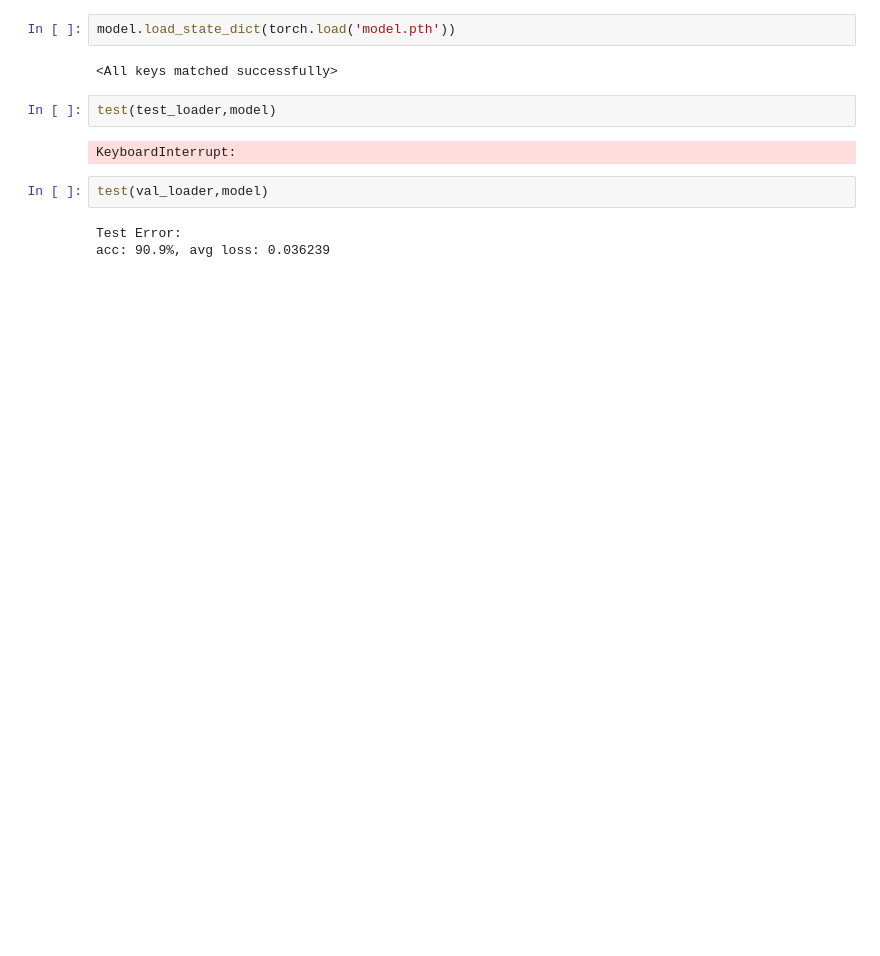
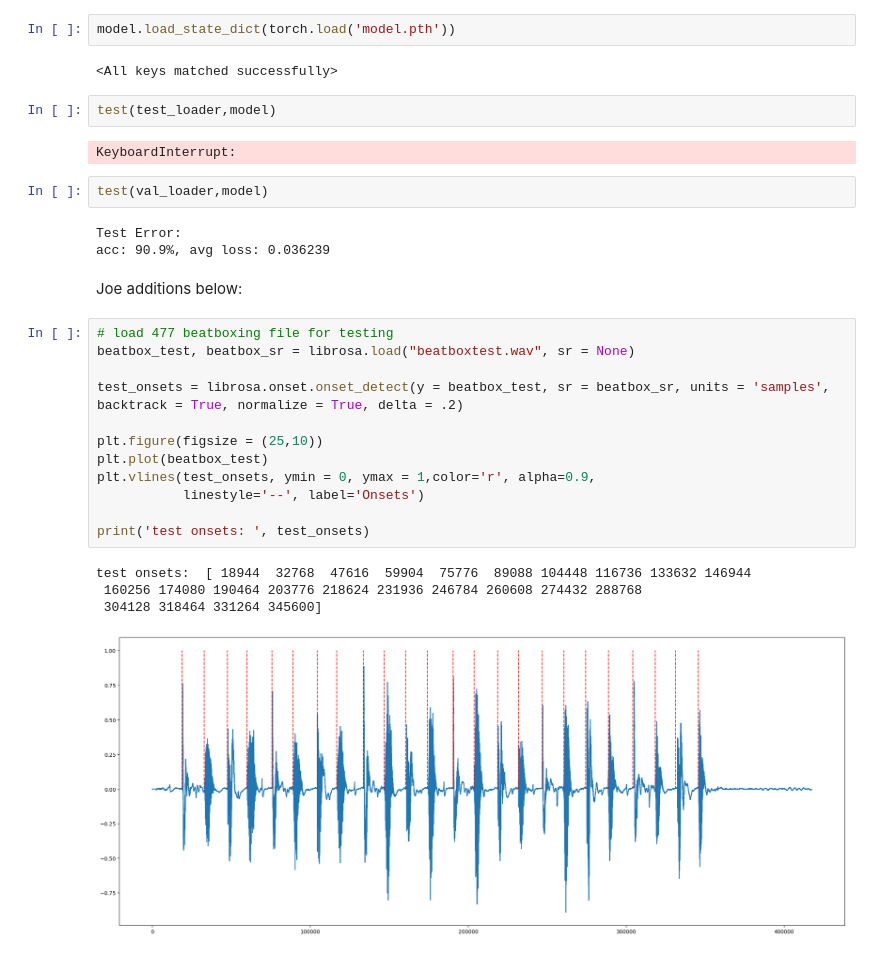
Before and after one commit to nmill15/ECE408Final, a Jupyter notebook: Dataset-Separation.ipynb, the cells around one changed output. Cells and saved outputs as stored; diff of their text form; blank space fills up the shorter version.

Commit message:
test specs!! yay!!!

```diff
--- a/Dataset-Separation.ipynb
+++ b/Dataset-Separation.ipynb
@@ -283,3 +281,22 @@ test(val_loader,model)
 # %% [output]
 Test Error:
 acc: 90.9%, avg loss: 0.036239
+# %% [markdown]
+Joe additions below:
+# %%
+# load 477 beatboxing file for testing
+beatbox_test, beatbox_sr = librosa.load("beatboxtest.wav", sr = None)
+
+test_onsets = librosa.onset.onset_detect(y = beatbox_test, sr = beatbox_sr, units = 'samples', backtrack = True, normalize = True, delta = .2)
+
+plt.figure(figsize = (25,10))
+plt.plot(beatbox_test)
+plt.vlines(test_onsets, ymin = 0, ymax = 1,color='r', alpha=0.9,
+           linestyle='--', label='Onsets')
+
+print('test onsets: ', test_onsets)
+# %% [output]
+test onsets:  [ 18944  32768  47616  59904  75776  89088 104448 116736 133632 146944
+ 160256 174080 190464 203776 218624 231936 246784 260608 274432 288768
+ 304128 318464 331264 345600]
+[figure, added]
```
Also changed, not shown: parts of 2 cells of this notebook, 1 other file.
